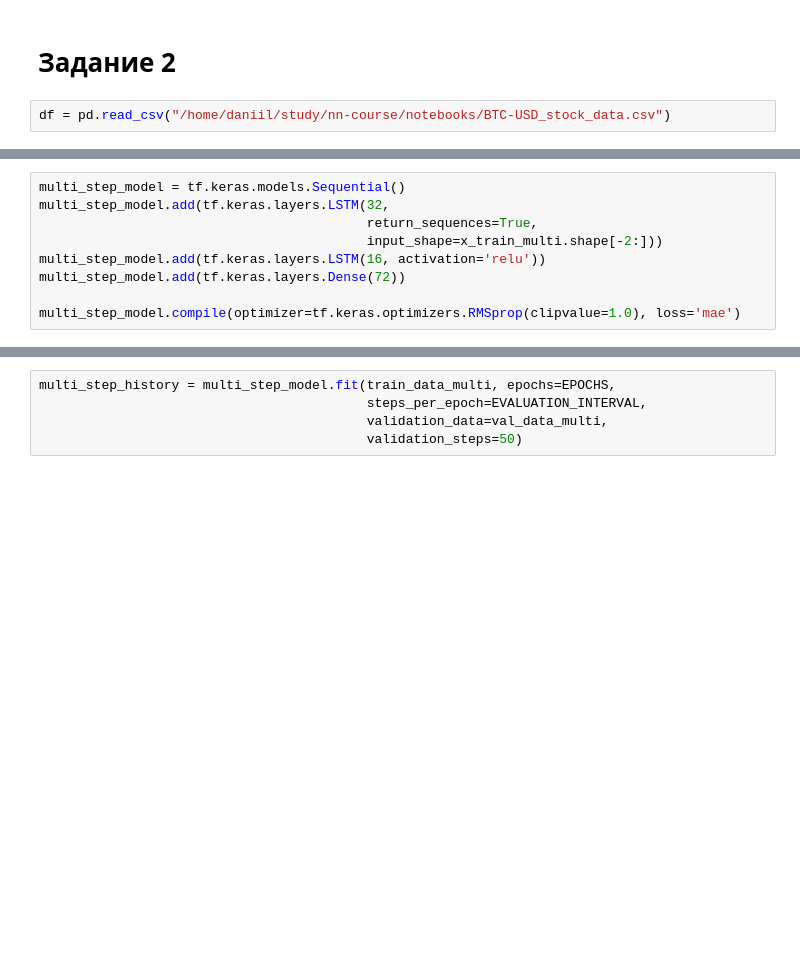
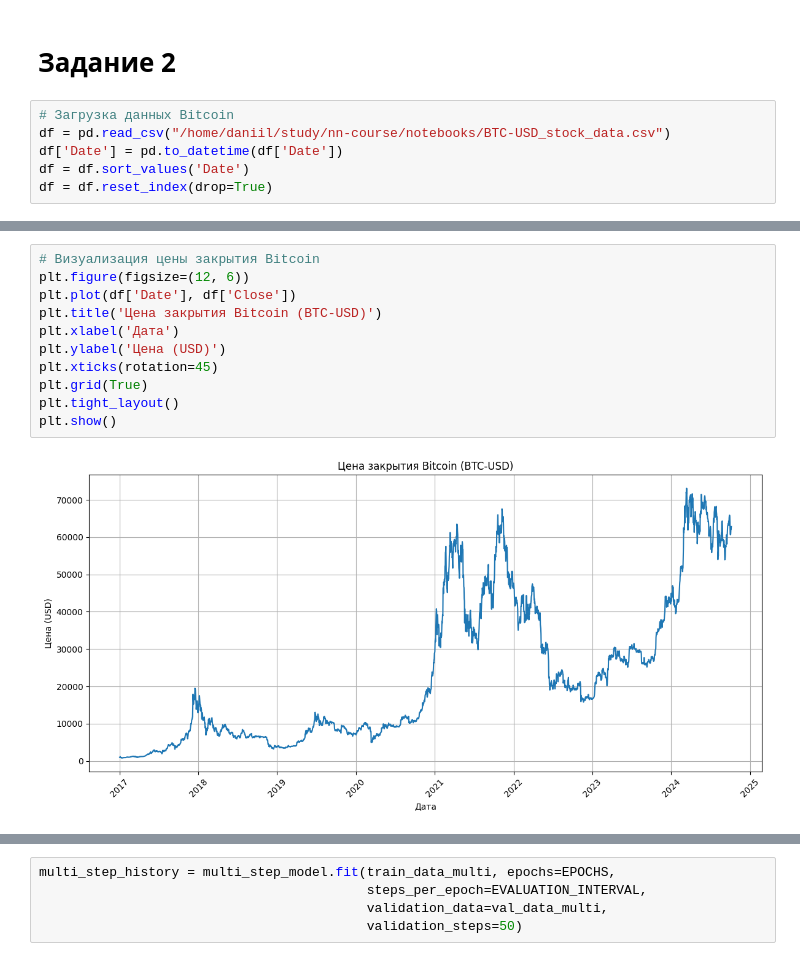
Before and after one commit to daniilborovoy/nn-course, a Jupyter notebook: notebooks/prediction_time_series_using_RNN.ipynb, the cells around one changed output, grey strips where cells are left out. Drawn from its saved outputs; the diff is of its cells as text; blank space fills up the shorter version.

Commit message:
feat: enhance time series prediction notebook with data loading, visualization, and prediction functions

```diff
--- a/notebooks/prediction_time_series_using_RNN.ipynb
+++ b/notebooks/prediction_time_series_using_RNN.ipynb
@@ -712,5 +712,9 @@ for x, y in val_data_multi.take(3):
 # %% [markdown]
 # Задание 2
 # %%
+# Загрузка данных Bitcoin
 df = pd.read_csv("/home/daniil/study/nn-course/notebooks/BTC-USD_stock_data.csv")
+df['Date'] = pd.to_datetime(df['Date'])
+df = df.sort_values('Date')
+df = df.reset_index(drop=True)
 # %%
@@ -723,11 +732,15 @@ df.head()
 | 3 | 2017-01-04 | 1044.400024 | 1159.420044 | 1044.400024 | 1154.729980 | 1154.729980 | 344945984 |
 | 4 | 2017-01-05 | 1156.729980 | 1191.099976 | 910.416992 | 1013.380005 | 1013.380005 | 510199008 |
 # %%
-multi_step_model = tf.keras.models.Sequential()
-multi_step_model.add(tf.keras.layers.LSTM(32,
-                                          return_sequences=True,
-                                          input_shape=x_train_multi.shape[-2:]))
-multi_step_model.add(tf.keras.layers.LSTM(16, activation='relu'))
-multi_step_model.add(tf.keras.layers.Dense(72))
-
-multi_step_model.compile(optimizer=tf.keras.optimizers.RMSprop(clipvalue=1.0), loss='mae')
+# Визуализация цены закрытия Bitcoin
+plt.figure(figsize=(12, 6))
+plt.plot(df['Date'], df['Close'])
+plt.title('Цена закрытия Bitcoin (BTC-USD)')
+plt.xlabel('Дата')
+plt.ylabel('Цена (USD)')
+plt.xticks(rotation=45)
+plt.grid(True)
+plt.tight_layout()
+plt.show()
+# %% [output]
+[figure, added]
```
Also changed, not shown: parts of 13 cells of this notebook.
